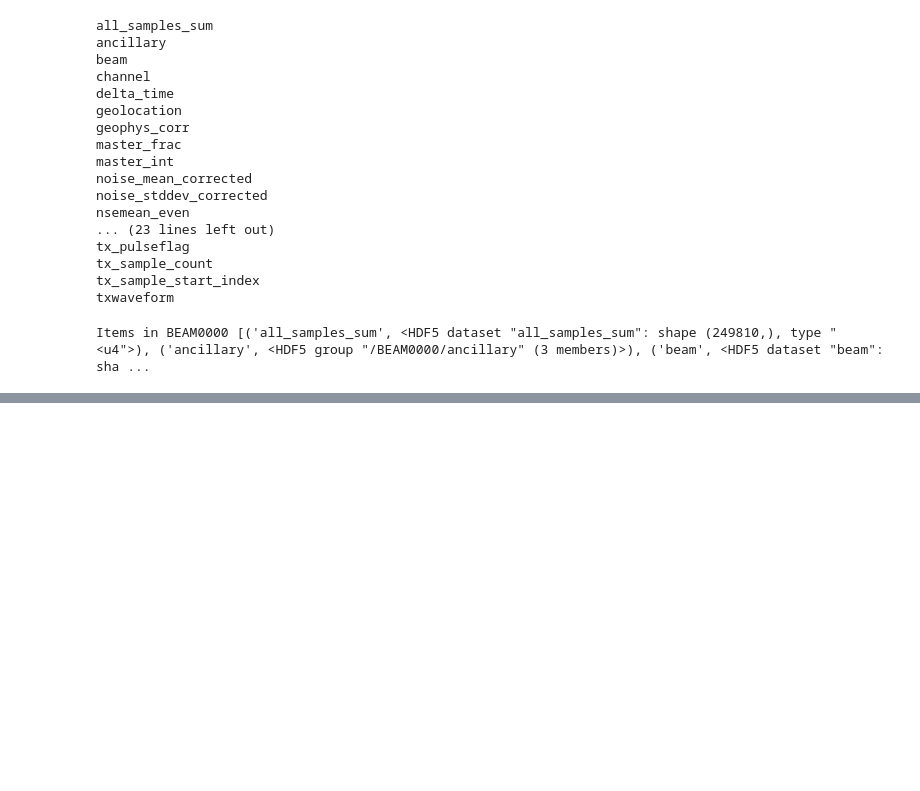
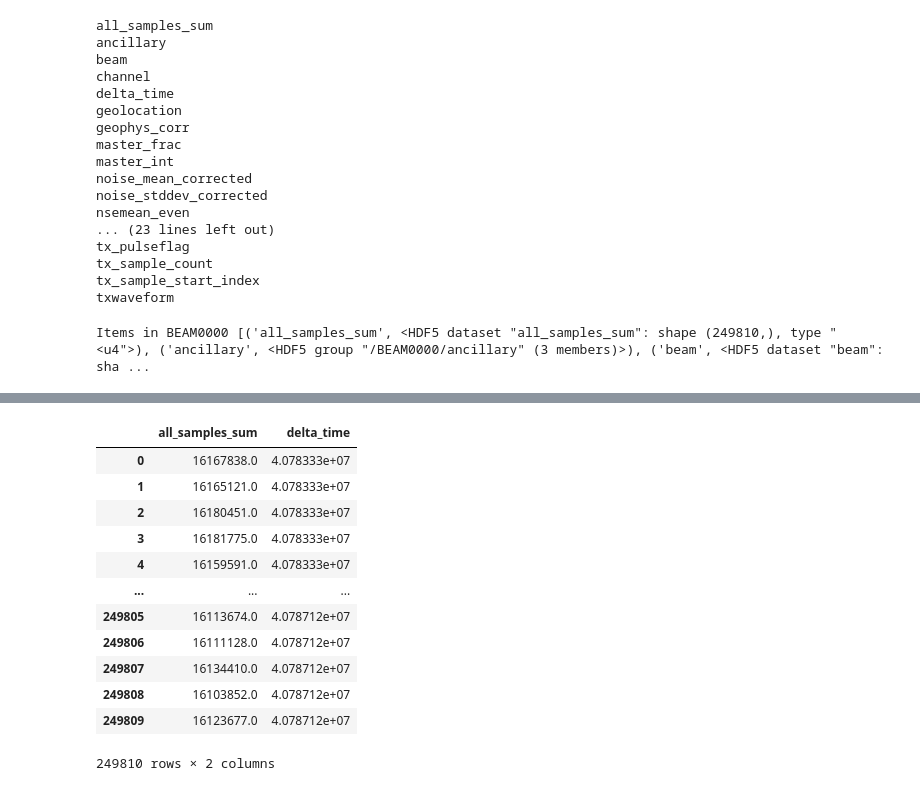
Before and after one commit to winstonbarlowg/gedi_hdf5_dataset, a Jupyter notebook: get_datasets.ipynb, the cells around one changed output, grey strips where cells are left out. Saved outputs shown, nothing was run; the diff lists cells and outputs as text; code cells hidden in the pictures; blank space fills up the shorter version.

```diff
--- a/get_datasets.ipynb
+++ b/get_datasets.ipynb
@@ -71,5 +123,20 @@ df.iloc[1:100].plot() # plotting subset of df
 # %%
 # combine two (or more) datasets into one dataframe
 df_from_arr = pd.DataFrame(data=[all_samples_sum, delta_time])
 df3 = df_from_arr.T
 df3.columns = ['all_samples_sum', 'delta_time']
+df3
+# %% [output]
+|  | all_samples_sum | delta_time |
+| 0 | 16167838.0 | 4.078333e+07 |
+| 1 | 16165121.0 | 4.078333e+07 |
+| 2 | 16180451.0 | 4.078333e+07 |
+| 3 | 16181775.0 | 4.078333e+07 |
+| 4 | 16159591.0 | 4.078333e+07 |
+| ... | ... | ... |
+| 249805 | 16113674.0 | 4.078712e+07 |
+| 249806 | 16111128.0 | 4.078712e+07 |
+| 249807 | 16134410.0 | 4.078712e+07 |
+| 249808 | 16103852.0 | 4.078712e+07 |
+| 249809 | 16123677.0 | 4.078712e+07 |
+249810 rows × 2 columns
```
Also changed, not shown: parts of 7 cells of this notebook.
